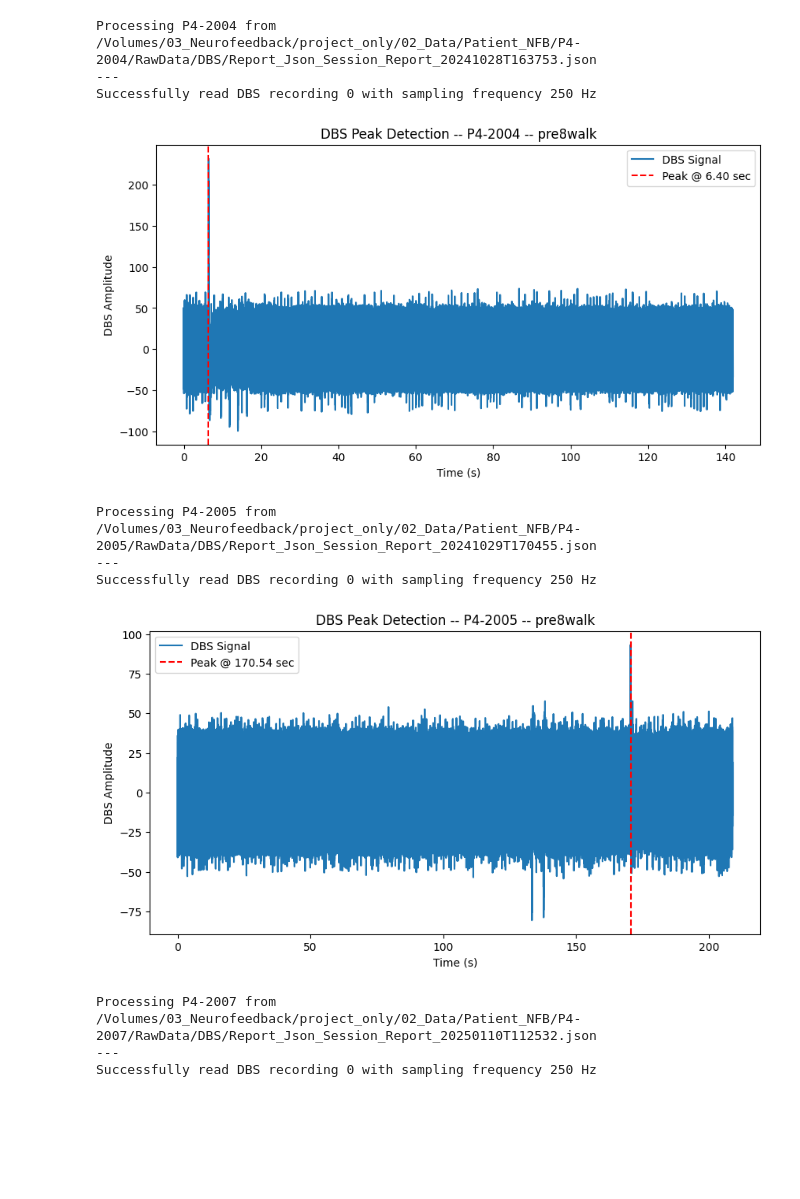
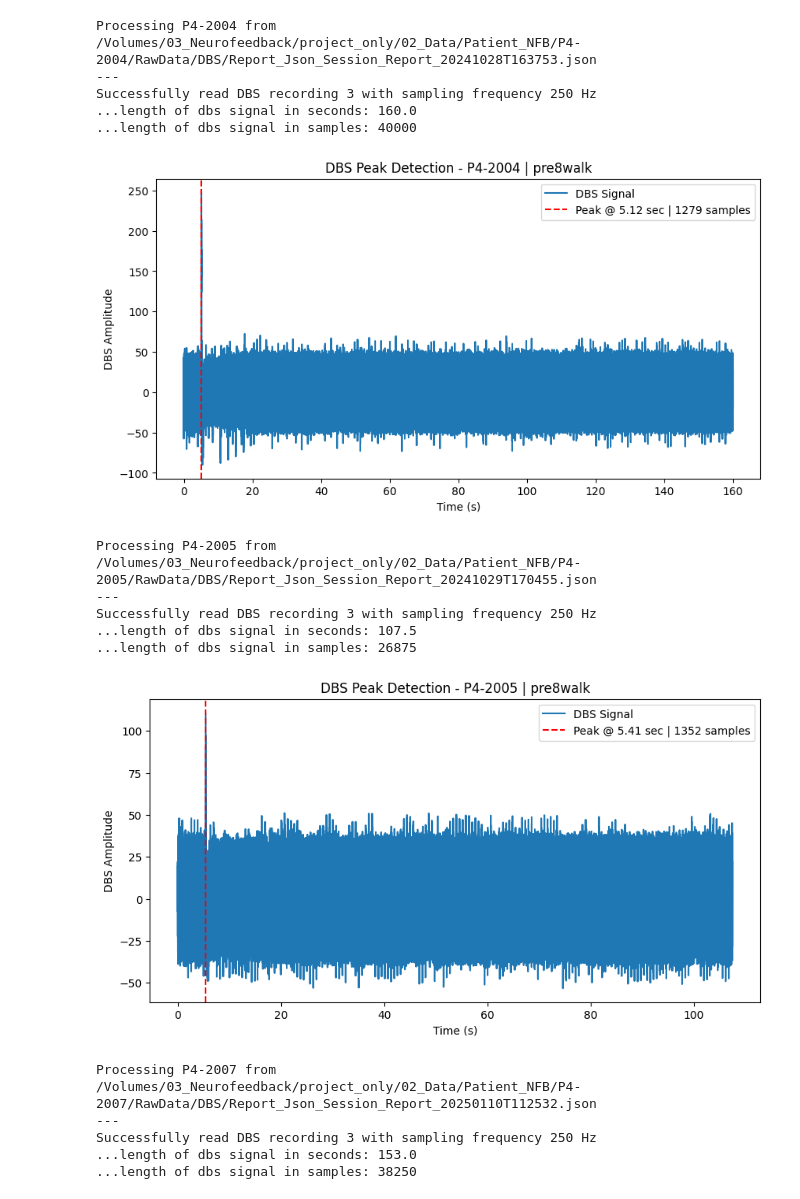
Before and after one commit to lenasalz/dbs-eeg-sync, a Jupyter notebook: notebooks/check_dbs_data.ipynb, the cells around one changed output. Saved outputs shown, nothing was run; the diff lists cells and outputs as text; code cells hidden in the pictures; blank space fills up the shorter version.

```diff
--- a/notebooks/check_dbs_data.ipynb
+++ b/notebooks/check_dbs_data.ipynb
@@ -51,38 +50,16 @@ for file in file_info:
     # Load DBS
     json_data = open_json_file(dbs_path)
     # block_num = select_recording(json_data)
-    block_num = 0  # Assuming you want to process the first block
+    block_num = 3  # Assuming you want to process the first block
     dbs_data = read_time_domain_data(json_data, block_num)
 
-    # Extract DBS signal
-    dbs_signal = dbs_data["TimeDomainData"].values
+    # Find DBS peak
+    dbs_signal =  dbs_data["TimeDomainData"].values
     dbs_fs = dbs_data["SampleRateInHz"][0]
+    dbs_peak_idx, dbs_peak_time = find_dbs_peak(dbs_signal, dbs_fs, save_dir=None, sub_id=sub_id, block=block)
 
     # Compute time axis
     dbs_time_axis = np.arange(len(dbs_signal)) / dbs_fs
-
-    # Find peaks **only in the positive direction**
-    peaks, _ = find_peaks(dbs_signal, height=0)  # Only positive peaks
-
-    if len(peaks) > 0:
-        # Select the **highest** positive peak
-        dbs_peak_index_fs = peaks[np.argmax(dbs_signal[peaks])]
-    else:
-        # Fallback: Use max value in the first 1000 samples
-        dbs_peak_index_fs = np.argmax(dbs_signal[:1000])
-
-    dbs_peak_index_s = dbs_peak_index_fs / dbs_fs
-
-    # Plot detected peak
-    plt.figure(figsize=(10, 5))
-    plt.plot(dbs_time_axis, dbs_signal, label="DBS Signal")
-    plt.axvline(dbs_time_axis[dbs_peak_index_fs], color='r', linestyle='--', label=f'Peak @ {dbs_peak_index_s:.2f} sec')
-    plt.xlabel('Time (s)')
-    plt.ylabel('DBS Amplitude')
-    plt.title(f'DBS Peak Detection -- {sub_id} -- {block}')
-    plt.legend()
-
-    plt.show()
 # %% [output]
 Processing P4-2001 from /Volumes/03_Neurofeedback/project_only/02_Data/Patient_NFB/P4-2001/RawData/DBS/Report_Json_Session_Report_20240610T162159.json
 ---
@@ -99,11 +82,17 @@ Successfully read DBS recording 0 with sampling frequency 250 Hz
 Processing P4-2004 from /Volumes/03_Neurofeedback/project_only/02_Data/Patient_NFB/P4-2004/RawData/DBS/Report_Json_Session_Report_20241028T163753.json
 ---
-Successfully read DBS recording 0 with sampling frequency 250 Hz
+Successfully read DBS recording 3 with sampling frequency 250 Hz
+...length of dbs signal in seconds: 160.0
+...length of dbs signal in samples: 40000
-[figure, old version]
+[figure, new version]
 Processing P4-2005 from /Volumes/03_Neurofeedback/project_only/02_Data/Patient_NFB/P4-2005/RawData/DBS/Report_Json_Session_Report_20241029T170455.json
 ---
-Successfully read DBS recording 0 with sampling frequency 250 Hz
+Successfully read DBS recording 3 with sampling frequency 250 Hz
+...length of dbs signal in seconds: 107.5
+...length of dbs signal in samples: 26875
-[figure, old version]
+[figure, new version]
 Processing P4-2007 from /Volumes/03_Neurofeedback/project_only/02_Data/Patient_NFB/P4-2007/RawData/DBS/Report_Json_Session_Report_20250110T112532.json
 ---
-Successfully read DBS recording 0 with sampling frequency 250 Hz
+Successfully read DBS recording 3 with sampling frequency 250 Hz
+...length of dbs signal in seconds: 153.0
+...length of dbs signal in samples: 38250
```
Also changed, not shown: parts of 5 cells of this notebook, 7 other files.
